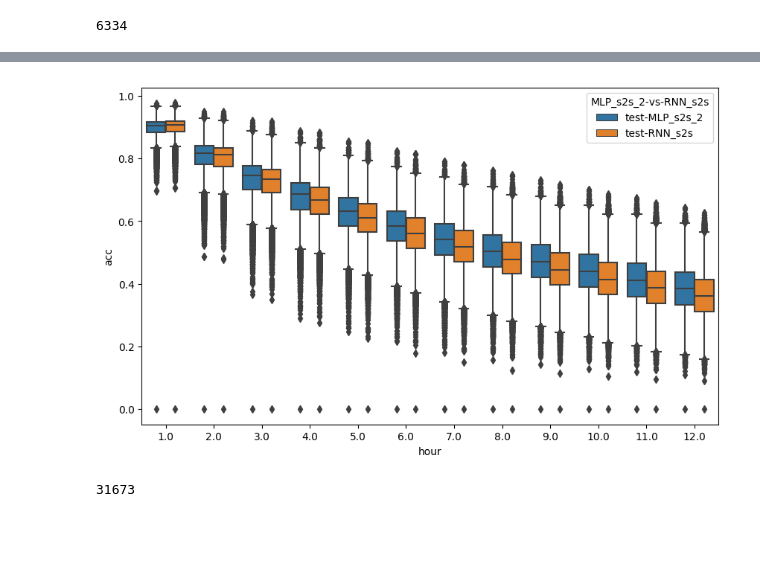
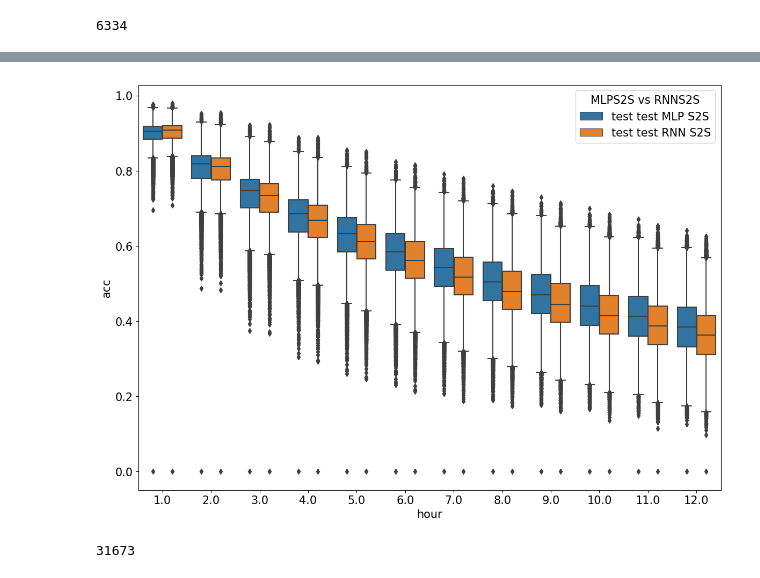
Before and after one commit to bejar/Wind, a Jupyter notebook: Notebooks/0EnergiesStatisticsFullExpCompare.ipynb, the cells around one changed output, grey strips where cells are left out. Cells and saved outputs as stored; diff of their text form; code cells hidden in the pictures; blank space fills up the shorter version.

```diff
--- a/Notebooks/0EnergiesStatisticsFullExpCompare.ipynb
+++ b/Notebooks/0EnergiesStatisticsFullExpCompare.ipynb
@@ -55,7 +52,7 @@ results.plot_distplot_compare(seaborn=True, summary=0, figsize=(8,8),dset=('test
-# %%
-results.plot_hours_boxplot_compare(dset=('test'), figsize=(10,6))
-# %% [output]
-[figure, removed]
+# %%
+results.plot_hours_boxplot_compare(dset=('test'), figsize=(14,10), title='MLPS2S vs RNNS2S', labels=['test MLP S2S', 'test RNN S2S'], font=15)
+# %% [output]
+[figure, added]
 # %%
 results.sample(0.25)
 results.selected_size()
```
Also changed, not shown: parts of 14 cells of this notebook, 7 other files.
